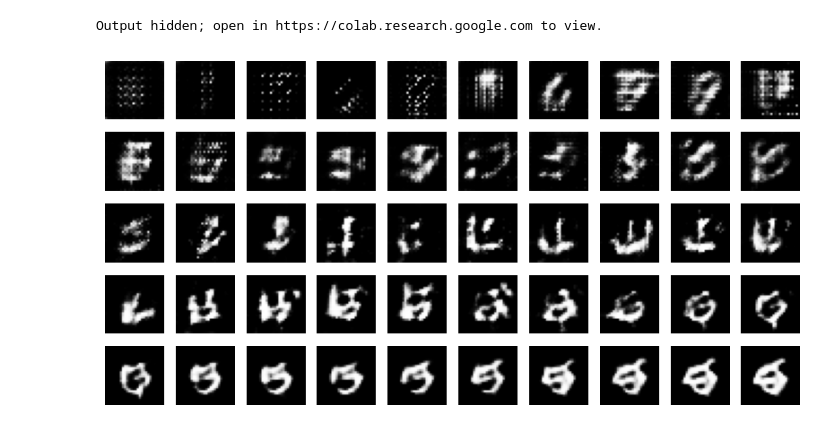
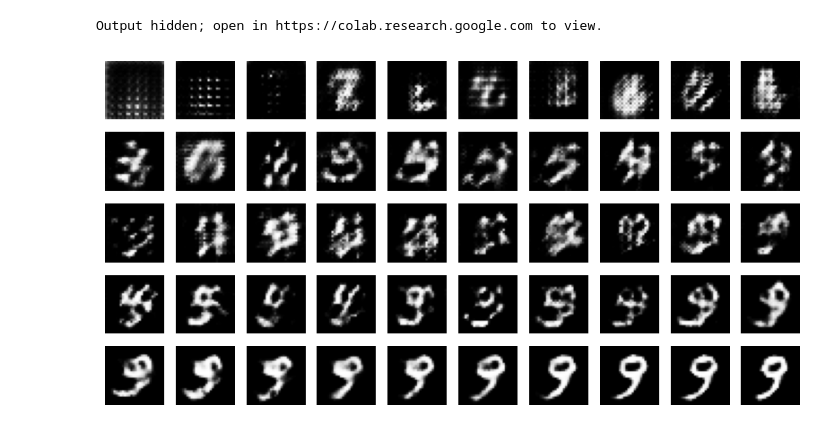
Before and after one commit to ppaong/GAN_with_Noise_Injection, a Jupyter notebook: Noise_Injection_for_GAN.ipynb, the cells around one changed output. Cells and saved outputs as stored; diff of their text form; code cells hidden in the pictures.

Commit message:
Noise_Injection_for_GAN - update

```diff
--- a/Noise_Injection_for_GAN.ipynb
+++ b/Noise_Injection_for_GAN.ipynb
@@ -85,18 +65,3 @@ NOISE_RATE_SCHEDULE = np.linspace(0.30,0,EPOCH)
-# %%
-EPOCH = 50
-BATCH_SIZE = 256
-BUFFER_SIZE = 50000
-LEARNING_RATE = 6e-4
-
-NOISE_DIM = 100
-
-SEED = 79             #UC 0079
-#seed = tf.random.normal(79,0)
-
-#change this section to set dataset and noise_rate_schedule
-
-DATASET = MNIST_TEST_dataset
-NOISE_RATE_SCHEDULE = np.linspace(0.30,0,EPOCH)
 # %%
 DATA_MEAN = tf.constant(np.mean(DATASET, axis=0),dtype=DATASET.dtype)
 DATA_STD = tf.constant(np.std(DATASET, axis=0),dtype=DATASET.dtype)
@@ -174,11 +113,8 @@ def MNIST_TEST_discriminator():
 # %% [markdown]
 # train defintion
 # %%
-#change this section to set generator and discriminator
-G = DOT_TEST_generator()
-D = DOT_TEST_discriminator()
-#G = MNIST_TEST_generator()
-#D = MNIST_TEST_discriminator()
+G = MNIST_TEST_generator()
+D = MNIST_TEST_discriminator()
 #===============================================================================================
 
 G_optimizer = tf.keras.optimizers.Adam(LEARNING_RATE)
@@ -291,2 +206,0 @@ plt.plot(NOISE_RATE_SCHEDULE)
-# %%
-train_noise_rate_schedule = tf.constant(NOISE_RATE_SCHEDULE,DATASET.dtype)
@@ -341,9 +257,0 @@ plt.show()
-# %%
-plt.figure(figsize=(10, 10))
-plt.scatter(np.array(DOT_TEST)[:,0],np.array(DOT_TEST)[:,1],color='b',s=1,label="data")
-for i in range(EPOCH):
-  plt.scatter(np.array(sample[i])[:,0],np.array(sample[i])[:,1],color='r', alpha=(i+1)/EPOCH, s=1)#label="generated data"
-plt.scatter(np.array(sample[EPOCH-1])[:,0],np.array(sample[EPOCH-1])[:,1],color='g', s=10, label="generated data")
-plt.title(f'regular polygon test (n={n})')
-plt.legend()
-plt.show()
@@ -362,21 +268,21 @@ for img_set in sample:
 # %% [output]
 Output hidden; open in https://colab.research.google.com to view.
 # %%
-sample_num = 14
+sample_num = 0
 start_EPOCH = 0
 end_EPOCH = 50
 
 x = 10
 y = math.ceil((end_EPOCH - start_EPOCH)/x)
 fig = plt.figure(figsize=(x, y))
 
 for i in range(end_EPOCH - start_EPOCH):
   plt.subplot(y, x, i+1)
   plt.imshow((sample[i + start_EPOCH])[sample_num, :, :, 0] * 127.5 + 127.5, cmap='gray')
   plt.axis('off')
 plt.show()
 # %% [output]
-[figure, old version]
+[figure, new version]
 # %%
 #generate random sample
 z=tf.random.normal([16, NOISE_DIM])
```
Also changed, not shown: parts of 20 cells of this notebook.
